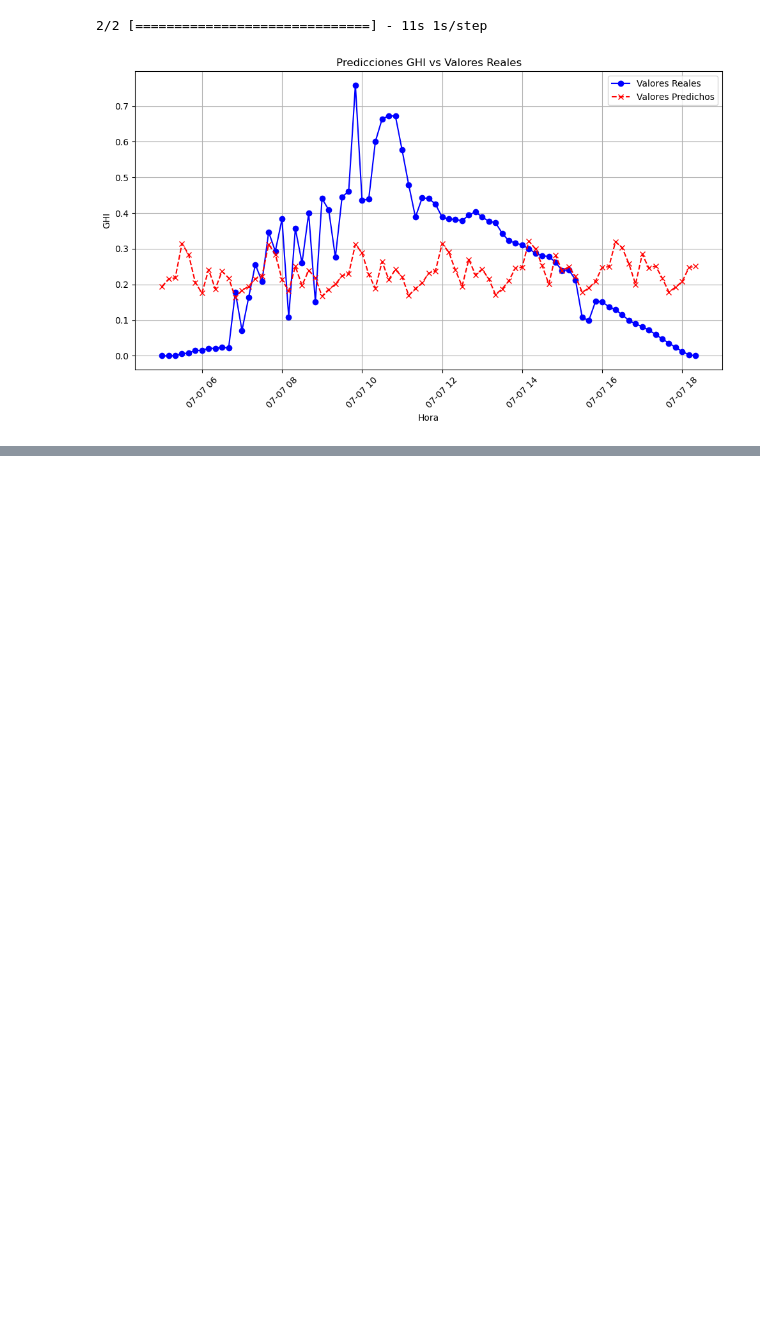
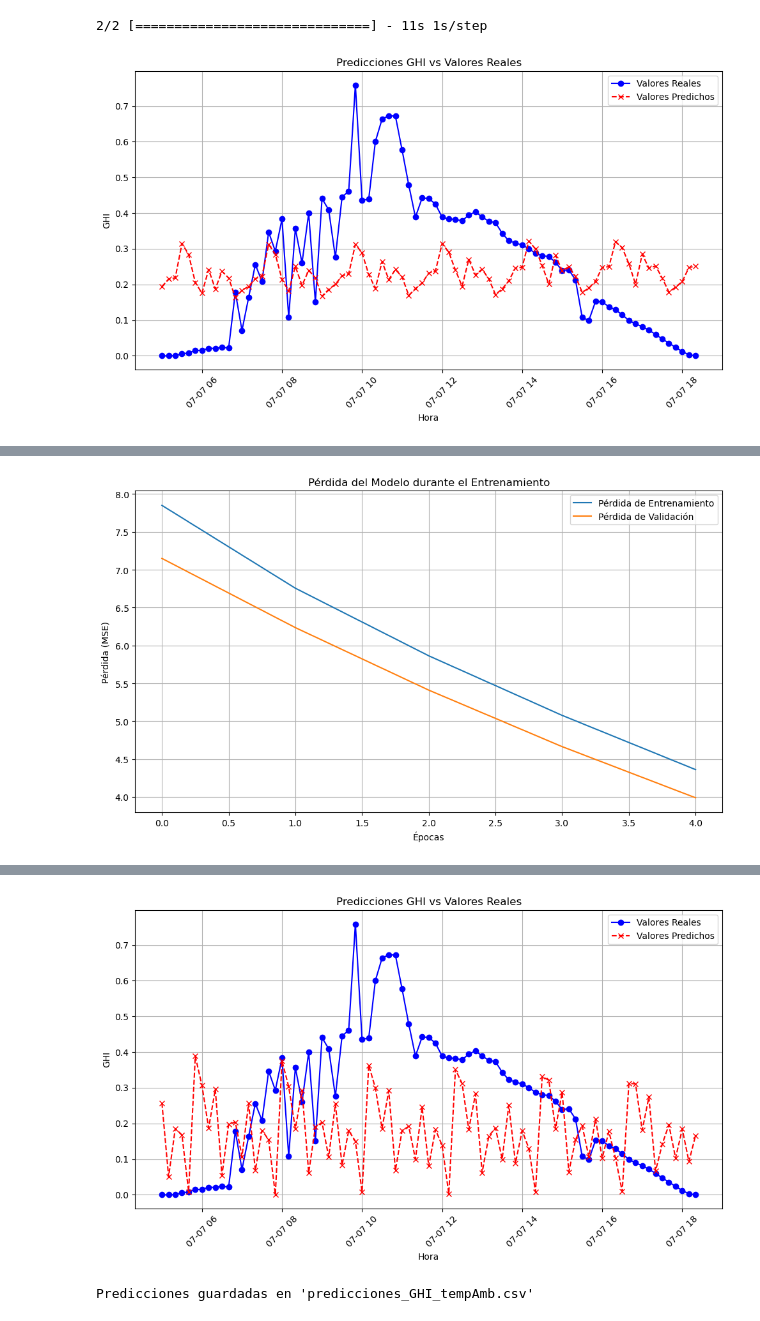
Before and after one commit to SantiagoRMV/Cloud_Forecasting_CNN_LSTM, a Jupyter notebook: test_3.ipynb, the cells around one changed output, grey strips where cells are left out. Drawn from its saved outputs; the diff is of its cells as text; code cells hidden in the pictures; blank space fills up the shorter version.

```diff
--- a/test_3.ipynb
+++ b/test_3.ipynb
@@ -413,0 +467,7 @@ Epoch 30/30
+# %%
+# Asegúrate de que y_ghi_pred_test está en el formato correcto antes de la desnormalización
+y_ghi_pred_test_flattened = y_ghi_pred_test.flatten().reshape(-1, 1)  # Asegura que sea una matriz 2D
+
+# Desnormalizar los valores predichos y reales
+y_ghi_pred_test_inversed = scaler_test.inverse_transform(y_ghi_pred_test_flattened).reshape(-1, num_pred)
+y_ghi_test_inversed = scaler_test.inverse_transform(y_ghi_test.reshape(-1, 1)).flatten()
@@ -413,0 +928,47 @@ Epoch 30/30
+# %%
+if len(X_images_train) > seq_len:
+    model, history = train_model_vgg16(X_images_train, y_ghi_train, seq_len, num_pred)
+
+    def plot_training_history(history):
+        plt.figure(figsize=(10, 6))
+        plt.plot(history.history['loss'], label='Pérdida de Entrenamiento')
+        plt.plot(history.history['val_loss'], label='Pérdida de Validación')
+        plt.title("Pérdida del Modelo durante el Entrenamiento")
+        plt.xlabel("Épocas")
+        plt.ylabel("Pérdida (MSE)")
+        plt.legend()
+        plt.grid(True)
+        plt.tight_layout()
+        plt.show()
+
+    plot_training_history(history)
+
+    if len(X_images_test) > seq_len:
+        X_images_seq_test, X_ghi_seq_test, y_ghi_pred_test = create_sequences(X_images_test, y_ghi_test, seq_len, num_pred)
+
+        if len(X_images_seq_test) > 0:
+            y_ghi_pred_test = model.predict([X_images_seq_test, X_ghi_seq_test])
+            y_ghi_pred_test_inversed = scaler_test.inverse_transform(y_ghi_pred_test.reshape(-1, 1)).reshape(-1, num_pred)
+            y_ghi_test_inversed = scaler_test.inverse_transform(y_ghi_test.reshape(-1, 1))
+
+            timestamps_test = pd.date_range(start=fecha_inicio_prediccion, periods=len(y_ghi_test_inversed), freq='10T')
+            plot_real_vs_predicted(timestamps_test, y_ghi_test_inversed, y_ghi_pred_test_inversed, title="Predicciones GHI vs Valores Reales")
+
+            # Asegurar que todas las listas tengan la misma longitud
+            min_length = min(len(valid_timestamps_test), len(y_ghi_pred_test_inversed.flatten()), len(temp_ambient_test))
+
+            # Crear DataFrame para los resultados predichos con los Timestamps y TempAmb de prueba
+            pred_results_df = pd.DataFrame({
+                'timestamp': valid_timestamps_test[-min_length:],
+                'ghi': y_ghi_pred_test_inversed.flatten()[-min_length:],
+                'temp_air': temp_ambient_test[-min_length:]
+            })
+
+            # Guardar el DataFrame de resultados en un archivo CSV
+            pred_results_df.to_csv('predicciones_GHI_tempAmb.csv', index=False)
+            print("Predicciones guardadas en 'predicciones_GHI_tempAmb.csv'")
+        else:
+            print("No hay suficientes secuencias para generar predicciones.")
+else:
+    print("No hay suficientes imágenes en el rango de fechas seleccionado para el entrenamiento.")
+# %% [output]
@@ -413,0 +985 @@ Epoch 30/30
+[figure, added]
@@ -413,0 +989,2 @@ Epoch 30/30
+[figure, added]
+Predicciones guardadas en 'predicciones_GHI_tempAmb.csv'
```
Also changed, not shown: parts of 8 cells of this notebook, 48 other files.
